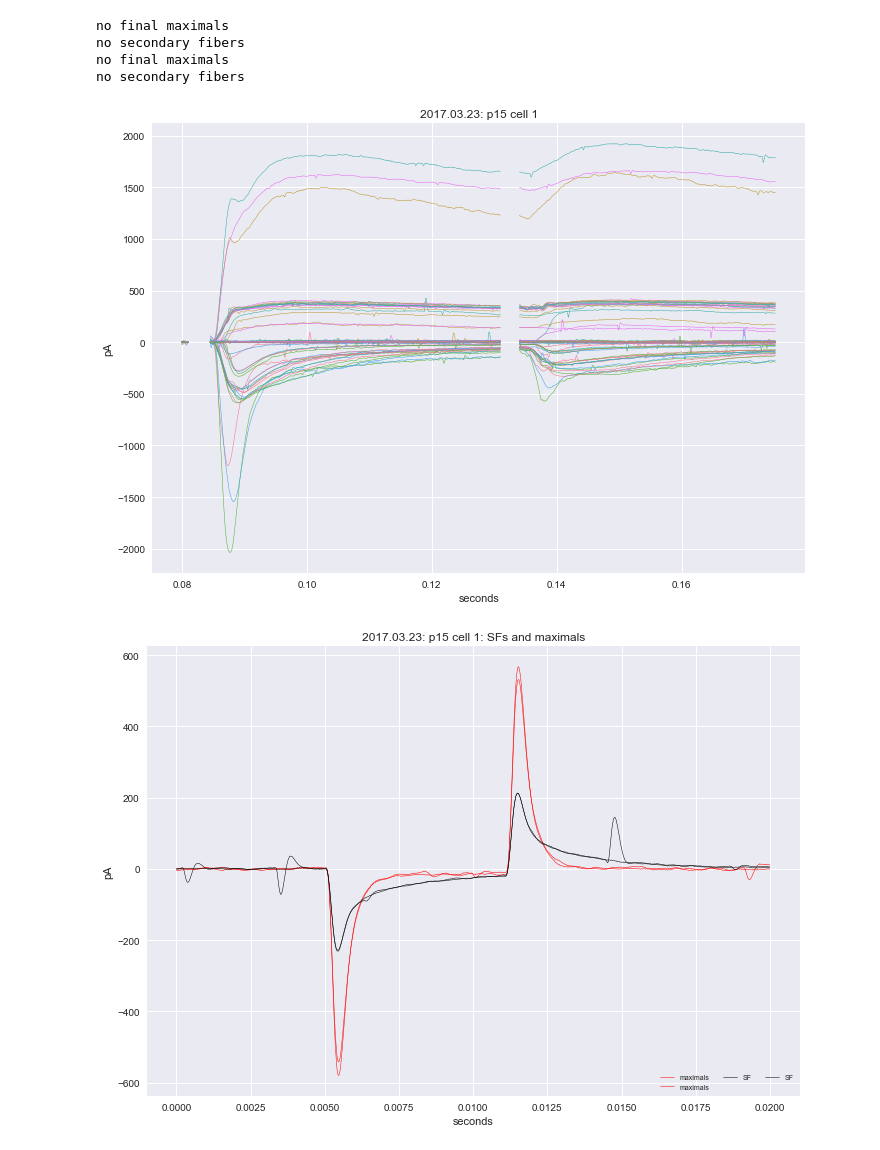
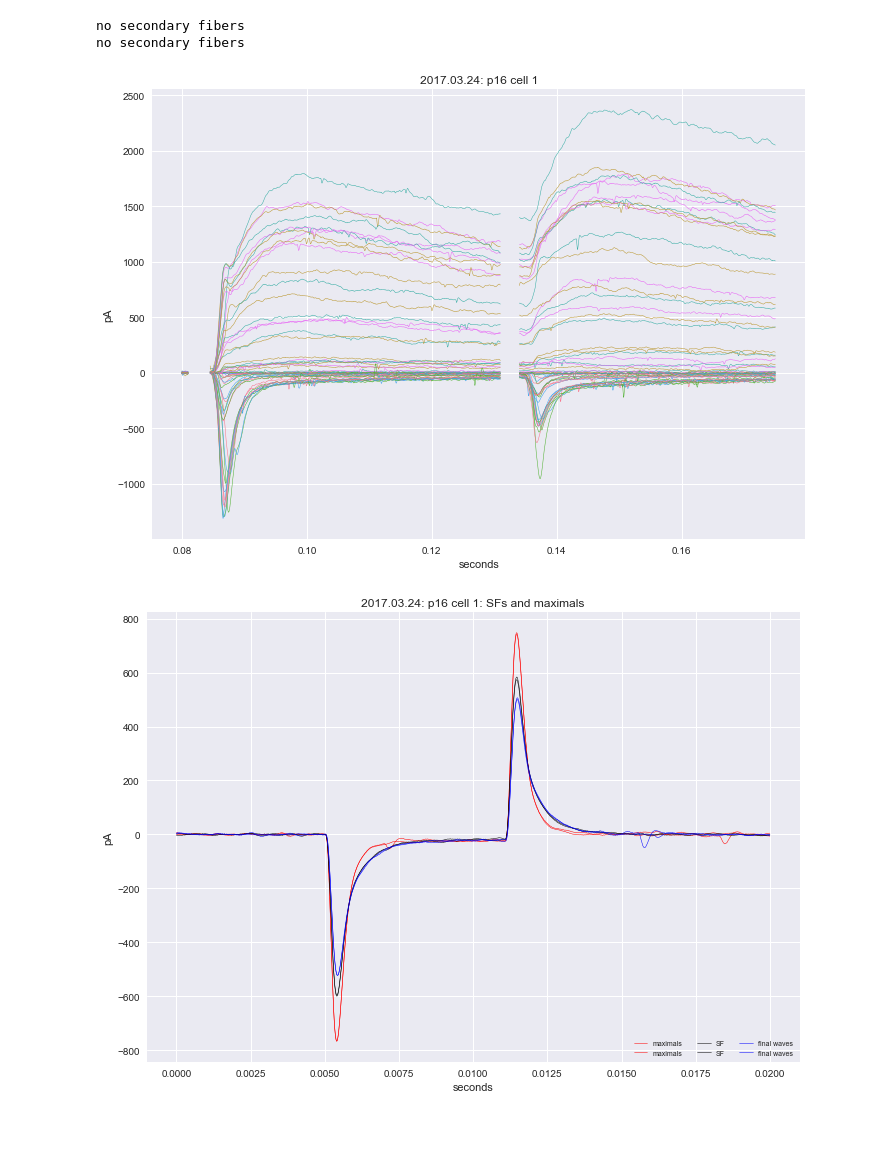
Before and after one commit to yuwie10/ephysAnalysis, a Jupyter notebook: plot_cells_template.ipynb, the cells around one changed output. Saved outputs shown, nothing was run; the diff lists cells and outputs as text; code cells hidden in the pictures.

```diff
--- a/plot_cells_template.ipynb
+++ b/plot_cells_template.ipynb
@@ -62,19 +62,17 @@ def plot_full_experiment(file, excel, date, age, cell_num, smooth = False):
     ephys.plot_inhibitory(first_stim, wave_info, date, age, cell_num)
 # %%
 #cell information
-date = '2017.03.23'
+date = '2017.03.24'
 cell_num = 1
-age = 'p15'
+age = 'p16'
 
 #files
 file = '/Volumes/lab_data_2/{}.csv'.format(date)
 excel = '/Volumes/lab_data_2/{}_Cell{}.xlsx'.format(date, cell_num)
 
 plot_full_experiment(file, excel, date, age, cell_num)
 # %% [output]
-no final maximals
 no secondary fibers
-no final maximals
 no secondary fibers
-[figure, old version]
+[figure, new version]
-[figure, old version]
+[figure, new version]
```
Also changed, not shown: parts of 5 cells of this notebook, 4 other files.
